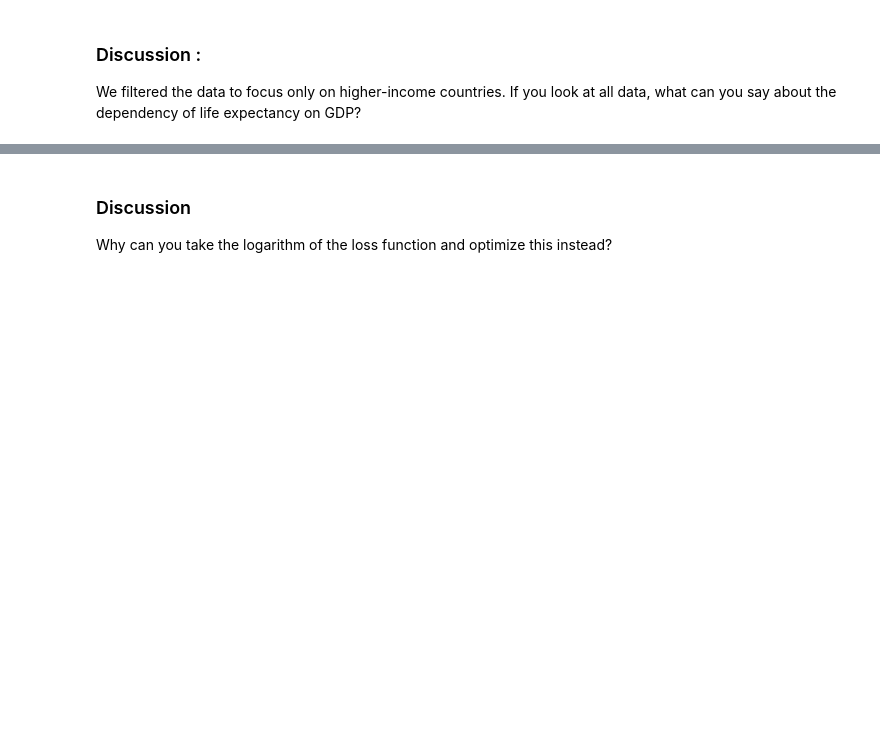
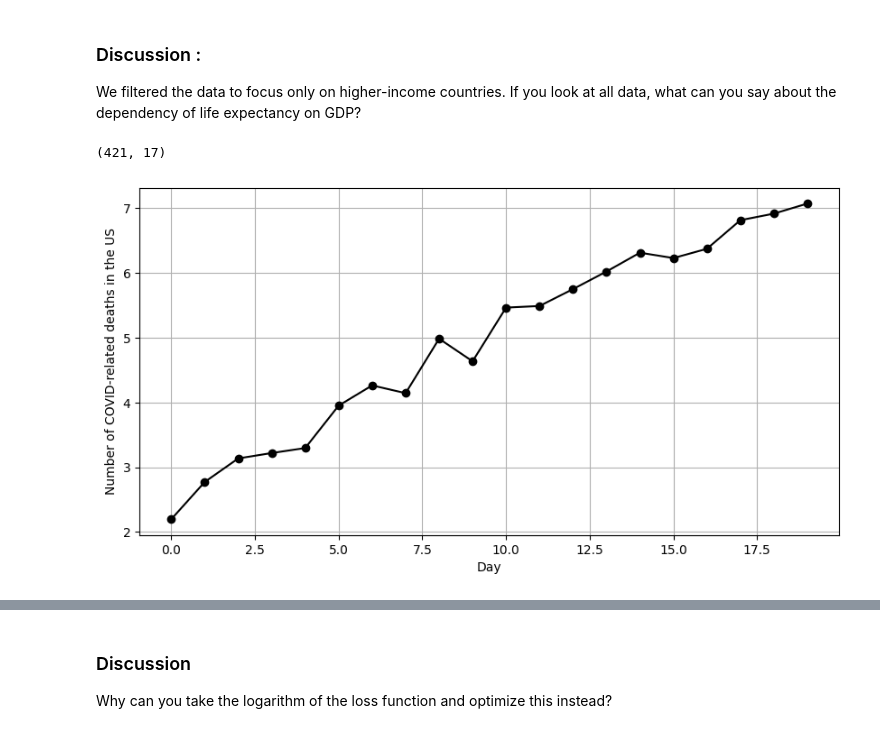
Before and after one commit to jshim0978/KU_NN, a Jupyter notebook: 2023020923_2023020928_A1/gradient_descent.ipynb, the cells around one changed output, grey strips where cells are left out. Cells and saved outputs as stored; diff of their text form; code cells hidden in the pictures; blank space fills up the shorter version.

```diff
--- a/2023020923_2023020928_A1/gradient_descent.ipynb
+++ b/2023020923_2023020928_A1/gradient_descent.ipynb
@@ -144,29 +135,46 @@ We filtered the data to focus only on higher-income countries. If you look at al
 # %%
 # Part3 Exponential optimization (40 points):
 
 # load the data
 response = requests.get('https://covidtracking.com/data/download/national-history.csv')
 # not strictly necessary but good practice
 response.raise_for_status()
 # interpret results as BYTES, so that numpy can read from it!
 data = np.genfromtxt(io.BytesIO(response.content),delimiter=',')
 print(data.shape)
 
 X = np.arange(20)
 Y = data[340:360, 2]
 Y = np.flip(Y)
+Y = np.log1p(Y) #applying log scale to data since data grows on exponential form and also we want to apply linear regression to original data
+
 fig = plt.figure(figsize=(10,5))
 plt.plot(X,Y,'ko-')
 plt.grid()
 plt.xlabel('Day')
 plt.ylabel('Number of COVID-related deaths in the US')
 plt.show()
 
 
 # Your code here
 
-# 1. 강의에서 쓴 역겨운 exponential을 log로 transform 해주기
+# 1. exponential을 log로 transform 해주기
+
 
 # 2. 기존거랑 같은 결과 나오는지 loss plot을 통해 확인하기
+    # 결과는
+        # Smoothing and Compression: The logarithmic transformation compresses the range of the function. Large values are pulled closer together, and differences between small values are amplified. This compression can smooth out some of the steep regions of the function, leading to a more "gentle" landscape for optimization.
+
+        # Steepness: The steepness of the function is directly related to the magnitude of its gradient. For functions with large values, taking the logarithm can significantly reduce the gradient's magnitude, leading to more stable and possibly faster convergence.
+
+        # Learning Rate: If you're using the same learning rate for both the original and log-transformed functions, the log-transformed function may benefit more from that particular learning rate. Remember, the step size in gradient descent is proportional to the gradient magnitude. With the logarithmic transformation, the gradient magnitudes might be more suitable for the chosen learning rate.
+
+        # Convexity: The logarithmic transformation can make some non-convex problems appear more convex. Gradient descent tends to work better and converge faster for convex problems.
+
+        # Scale Invariance: Logarithmic transformation can provide a form of scale invariance. This means the function's shape remains similar across different scales, which can be beneficial for optimization.
+
 
 # 3. log로 바꿔도 되는 이유 설명하기
+# %% [output]
+(421, 17)
+[figure, added]
```
Also changed, not shown: parts of 14 cells of this notebook.
